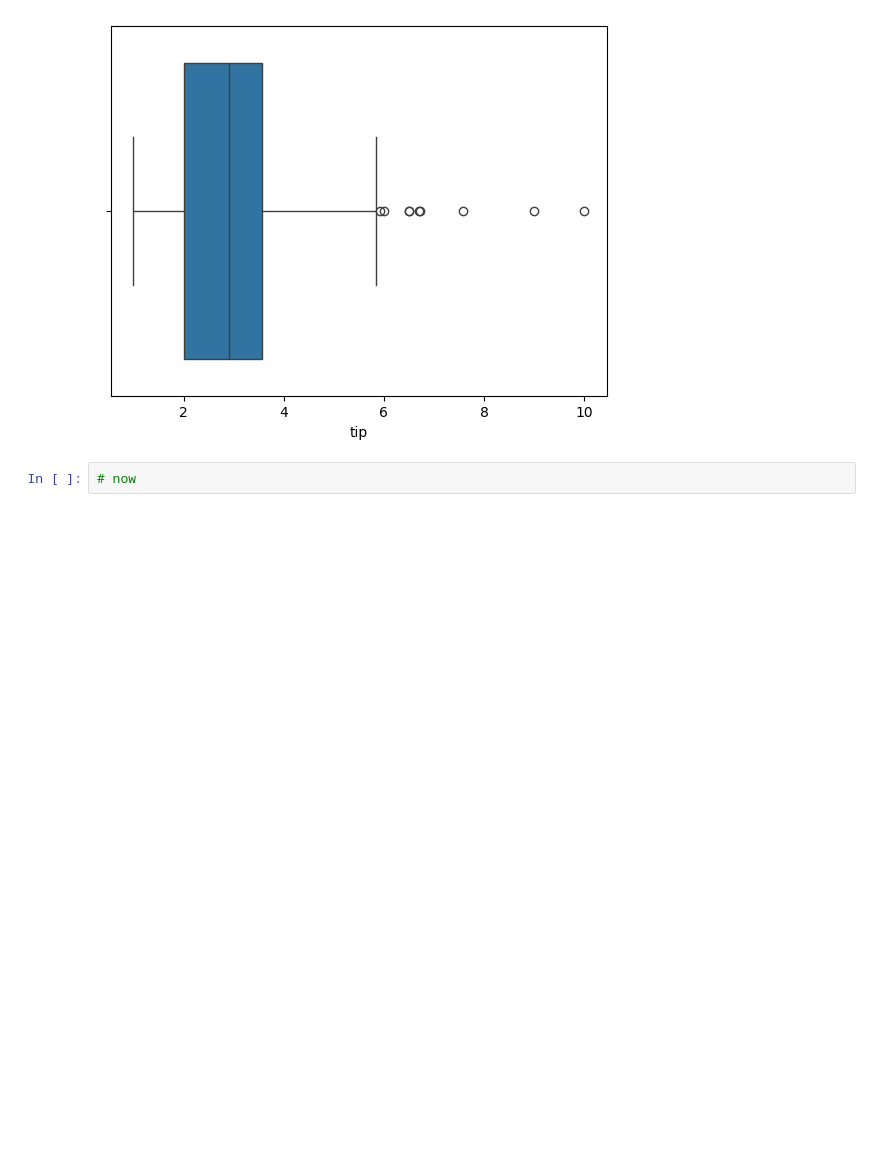
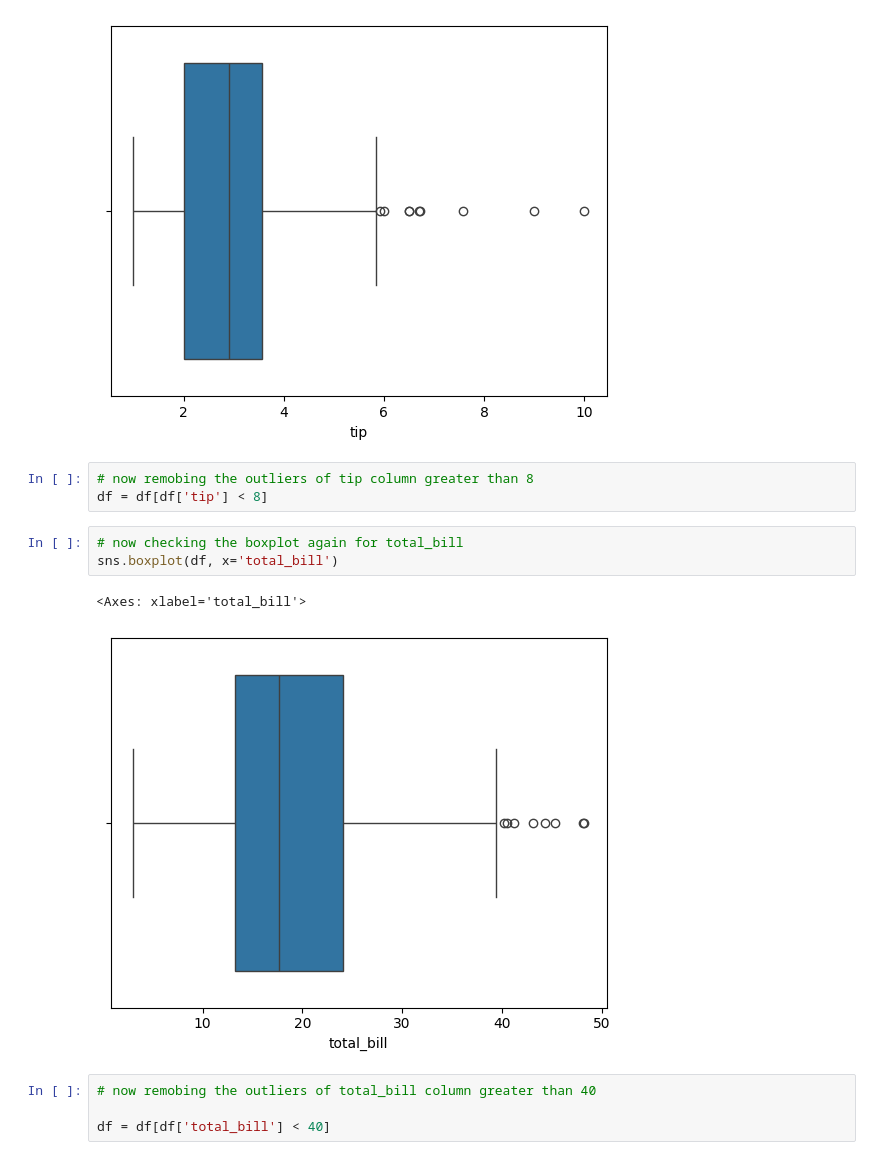
Before and after one commit to shaheeralics/Python-Ka-Chilla-by-Farooq-Shah, a Jupyter notebook: Day_17/ml.ipynb, the cells around one changed output. Drawn from its saved outputs; the diff is of its cells as text; blank space fills up the shorter version.

```diff
--- a/Day_17/ml.ipynb
+++ b/Day_17/ml.ipynb
@@ -86,5 +86,16 @@ sns.boxplot(df, x='tip')
 # %% [output]
 <Axes: xlabel='tip'>
 [figure]
-# %%
-# now
+# %%
+# now remobing the outliers of tip column greater than 8
+df = df[df['tip'] < 8]
+# %%
+# now checking the boxplot again for total_bill
+sns.boxplot(df, x='total_bill')
+# %% [output]
+<Axes: xlabel='total_bill'>
+[figure, added]
+# %%
+# now remobing the outliers of total_bill column greater than 40
+
+df = df[df['total_bill'] < 40]
```
Also changed, not shown: parts of 28 cells of this notebook.
